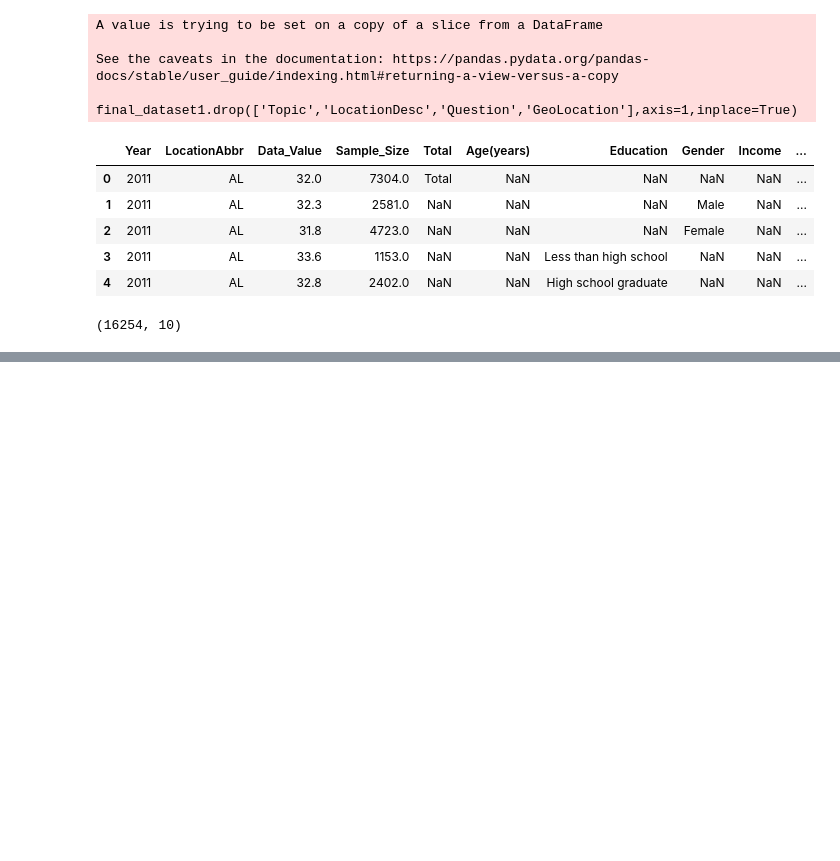
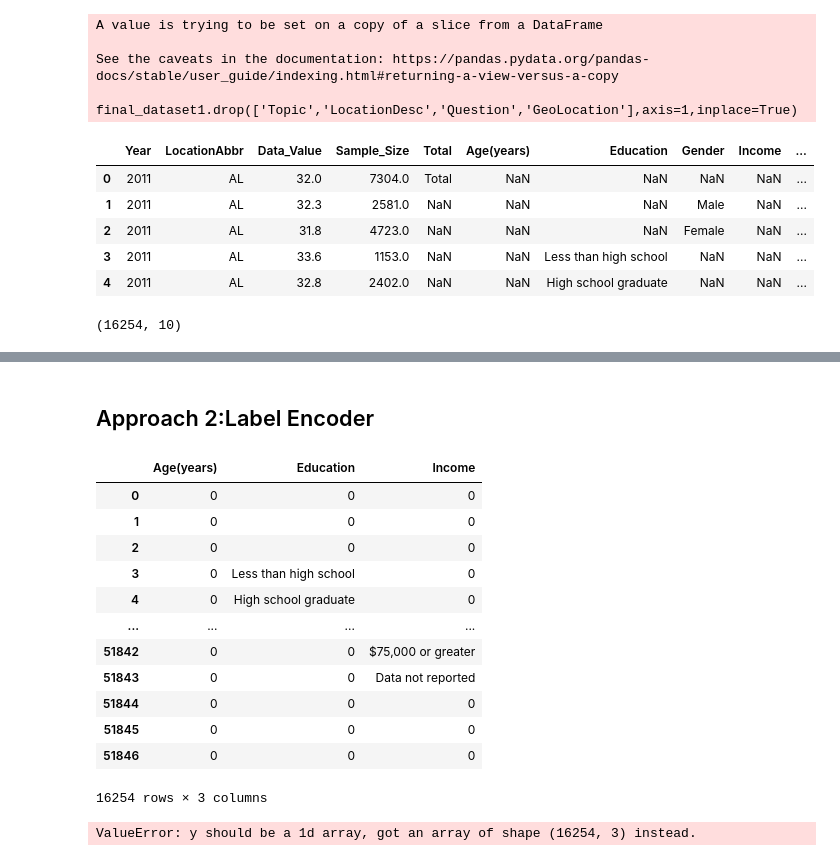
Before and after one commit to bhavan-bhatt/Gnosis-CP01, a Jupyter notebook: Bhavan - 202311021/CP.ipynb, the cells around one changed output, grey strips where cells are left out. Saved outputs shown, nothing was run; the diff lists cells and outputs as text; code cells hidden in the pictures; blank space fills up the shorter version.

```diff
--- a/Bhavan - 202311021/CP.ipynb
+++ b/Bhavan - 202311021/CP.ipynb
@@ -330,0 +320,26 @@ final_dataset1[:100]
+# %% [markdown]
+## Approach 2:Label Encoder
+# %%
+final_dataset1[['Age(years)','Education','Income']].fillna(0)
+# %% [output]
+|  | Age(years) | Education | Income |
+| 0 | 0 | 0 | 0 |
+| 1 | 0 | 0 | 0 |
+| 2 | 0 | 0 | 0 |
+| 3 | 0 | Less than high school | 0 |
+| 4 | 0 | High school graduate | 0 |
+| ... | ... | ... | ... |
+| 51842 | 0 | 0 | $75,000 or greater |
+| 51843 | 0 | 0 | Data not reported |
+| 51844 | 0 | 0 | 0 |
+| 51845 | 0 | 0 | 0 |
+| 51846 | 0 | 0 | 0 |
+16254 rows × 3 columns
+# %%
+from sklearn import preprocessing
+label_encoder = preprocessing.LabelEncoder()
+final_dataset1[['Age(years)','Education','Income']]= label_encoder.fit_transform(final_dataset1[['Age(years)','Education','Income']])
+
+final_dataset1[['Age(years)','Education','Income']].unique()
+# %% [output]
+ValueError: y should be a 1d array, got an array of shape (16254, 3) instead.
```
Also changed, not shown: parts of 6 cells of this notebook.
